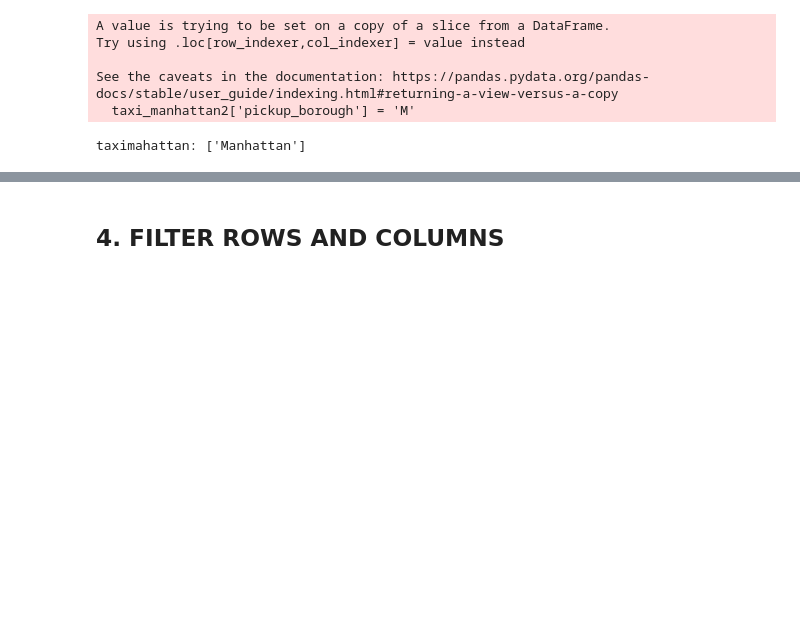
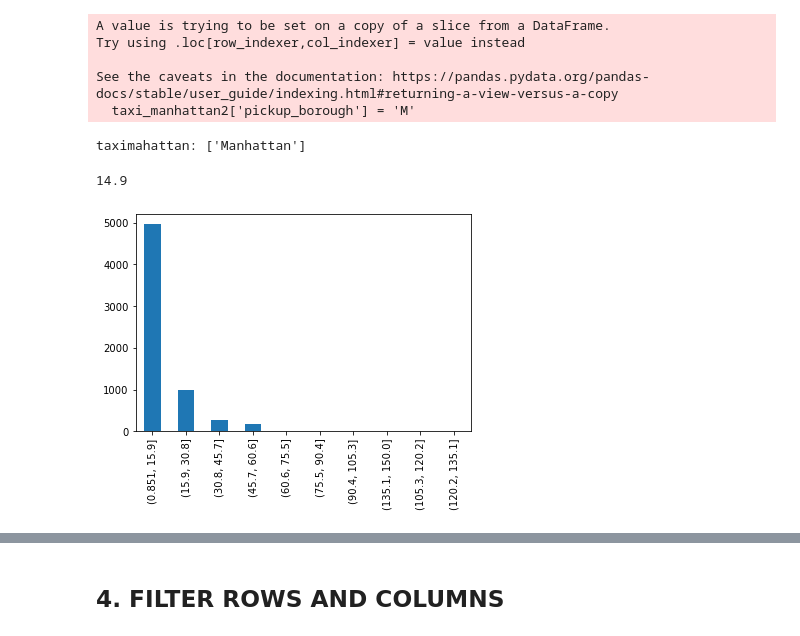
Before and after one commit to massardier/visualizations_python, a Jupyter notebook: pandas_manipulations.ipynb, the cells around one changed output, grey strips where cells are left out. Saved outputs shown, nothing was run; the diff lists cells and outputs as text; code cells hidden in the pictures; blank space fills up the shorter version.

```diff
--- a/pandas_manipulations.ipynb
+++ b/pandas_manipulations.ipynb
@@ -279,3 +279,19 @@ taxi_manhattan3['pickup_borough'] = 'M'
 print("taximahattan:", taxi_manhattan.pickup_borough.unique())
 # %% [output]
 taximahattan: ['Manhattan']
+# %%
+# 3.11 Create bins, cuts, buckets of values
+
+# go from a continuous to a categorical variable: segment a numeric variable in intervals.
+
+# automatically split the values in the column fare in 10 blocks
+pd.cut(taxis.fare,10).value_counts().plot.bar() # the size of a block is calculated as follow:
+
+# (highest fare - lowest fare) /100
+print((taxis.fare.max()-taxis.fare.min())/10)
+
+# The first interval has this form: (0.851, 15.9] because the first number 0.851 is included, and the last
+# number 15.9 is excluded (that's why the following interval starts with 15.9)
+# %% [output]
+14.9
+[figure, added]
```
Also changed, not shown: parts of 5 cells of this notebook.
